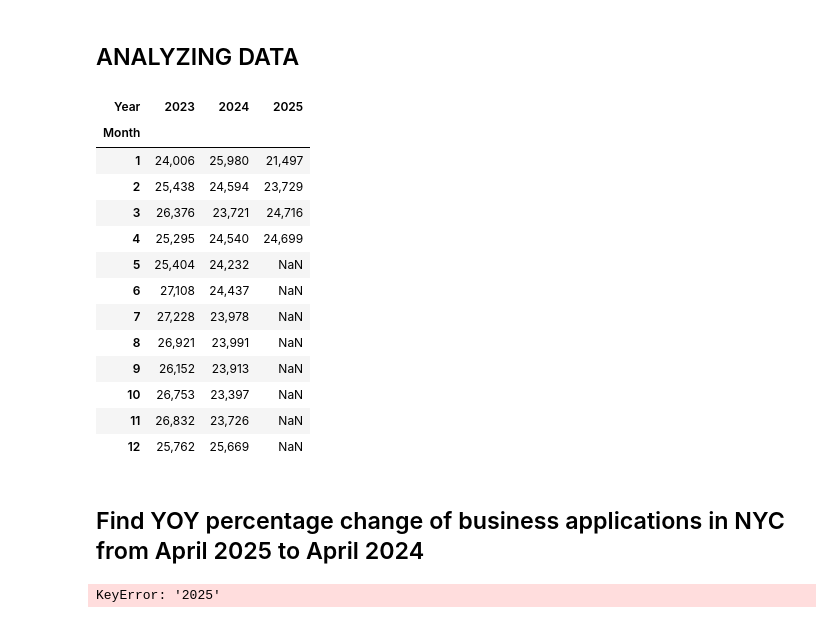
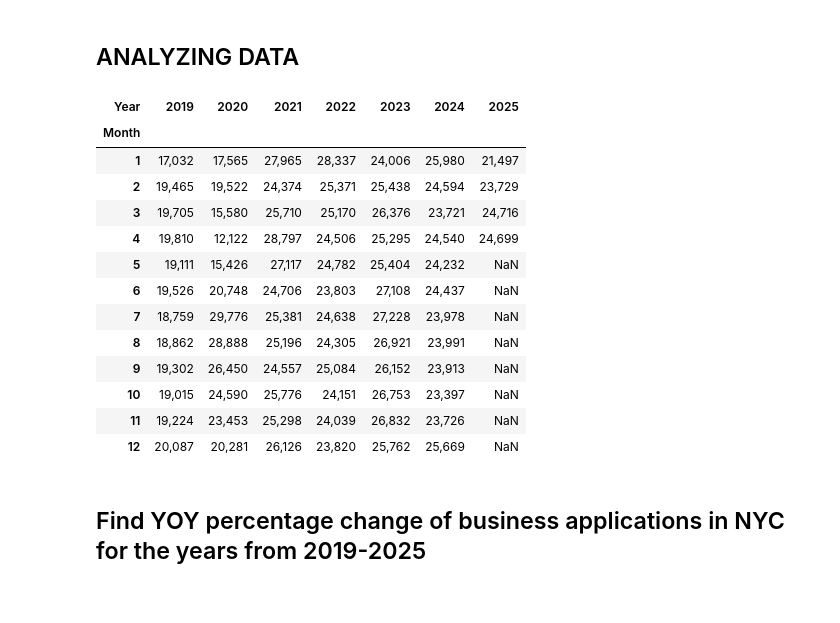
Before and after one commit to smarshak33/dataStory, a Jupyter notebook: dataStory.ipynb, the cells around one changed output. Drawn from its saved outputs; the diff is of its cells as text; code cells hidden in the pictures.

```diff
--- a/dataStory.ipynb
+++ b/dataStory.ipynb
@@ -50,7 +52,9 @@ df.describe()
 ## CLEANING DATA
 # %%
 ## one-based indexing so the data starts at 1, not 0. I used Anaconda for this because I couldn't figure out how to do it in the notes.
-business_applications = df.reset_index(drop=True).rename(index=lambda x: x + 1)
+## I actually learned that it was discouraged to reindex because it's not reproducible and confusing, so I commented it out but wanted it to be seen in my process.
+# business_applications = df.reset_index(drop=True).rename(index=lambda x: x + 1)
+business_applications = df.copy()
 business_applications
 # %% [output]
 |  | Period | Value |
@@ -96,3 +116,4 @@ business_applications['Month'] = business_applications['Period'].dt.month
 # %%
-# Pivot the data
-business_applications = business_applications.pivot(index='Month', columns='Year', values='Value')
+# Pivot the data. This took a lot of trial and error. I worked with Jesus heavily on this, we couldn't figure out why the Year/Month were in the same column. But we exported the data and learned it was just a Jupityr notebook bug and it was fine.
+pivoted_table = business_applications.pivot(index='Month', columns='Year', values='Value')
+pivoted_table
@@ -119,28 +138,27 @@ business_applications
 # %% [markdown]
 ## ANALYZING DATA
 # %%
-# I want to work specifically with YOY data for April of this year and last year.
-##I am going to create a new dataframe that holds 2023-2025 data to be safe.
-## I used anaconda for this because the iloc expression we were taught in class was not working.
+##I am going to create a new dataframe that holds 2019-2025 data to be safe, because ultimately, I want to be able to analyze the percentage change YOY to compare 2024 to 2025, as well as 2025 to pre-pandemic and post-pandemic times.
+## I used anaconda for this because the iloc expression we were taught in class was not working. Not fully sure I understand difference between iloc and loc.
 ##Data in 2025 only goes up to April.
 
-df1=business_applications.loc[:, 2023:2025]
+df1 = pivoted_table.loc[:, 2019:2025]
 df1
 # %% [output]
-| Year | 2023 | 2024 | 2025 |
-| Month |  |  |  |
-| 1 | 24,006 | 25,980 | 21,497 |
-| 2 | 25,438 | 24,594 | 23,729 |
-| 3 | 26,376 | 23,721 | 24,716 |
-| 4 | 25,295 | 24,540 | 24,699 |
-| 5 | 25,404 | 24,232 | NaN |
-| 6 | 27,108 | 24,437 | NaN |
-| 7 | 27,228 | 23,978 | NaN |
-| 8 | 26,921 | 23,991 | NaN |
-| 9 | 26,152 | 23,913 | NaN |
-| 10 | 26,753 | 23,397 | NaN |
-| 11 | 26,832 | 23,726 | NaN |
-| 12 | 25,762 | 25,669 | NaN |
+| Year | 2019 | 2020 | 2021 | 2022 | 2023 | 2024 | 2025 |
+| Month |  |  |  |  |  |  |  |
+| 1 | 17,032 | 17,565 | 27,965 | 28,337 | 24,006 | 25,980 | 21,497 |
+| 2 | 19,465 | 19,522 | 24,374 | 25,371 | 25,438 | 24,594 | 23,729 |
+| 3 | 19,705 | 15,580 | 25,710 | 25,170 | 26,376 | 23,721 | 24,716 |
+| 4 | 19,810 | 12,122 | 28,797 | 24,506 | 25,295 | 24,540 | 24,699 |
+| 5 | 19,111 | 15,426 | 27,117 | 24,782 | 25,404 | 24,232 | NaN |
+| 6 | 19,526 | 20,748 | 24,706 | 23,803 | 27,108 | 24,437 | NaN |
+| 7 | 18,759 | 29,776 | 25,381 | 24,638 | 27,228 | 23,978 | NaN |
+| 8 | 18,862 | 28,888 | 25,196 | 24,305 | 26,921 | 23,991 | NaN |
+| 9 | 19,302 | 26,450 | 24,557 | 25,084 | 26,152 | 23,913 | NaN |
+| 10 | 19,015 | 24,590 | 25,776 | 24,151 | 26,753 | 23,397 | NaN |
+| 11 | 19,224 | 23,453 | 25,298 | 24,039 | 26,832 | 23,726 | NaN |
+| 12 | 20,087 | 20,281 | 26,126 | 23,820 | 25,762 | 25,669 | NaN |
 # %% [markdown]
-## Find YOY percentage change of business applications in NYC from April 2025 to April 2024
+## Find YOY percentage change of business applications in NYC for the years from 2019-2025
 # %%
@@ -149,8 +167,13 @@ df1
 def pct_chg(old_number, new_number):
     return round((new_number - old_number) / old_number * 100,1)
 # %%
-## apply function using lambda to create new col called "yoy_pct_chg_24_25"
-# df['yoy_pct_chg_24_25'] = df['2025'].apply(lambda x: x * 2)
-df['yoy_pct_chg_24_25'] = df.apply(lambda x: x[2024] + x[2025], axis = 1)
+## create a for loop to calculate percentage change, and create an f'string for  new column called "yoy_pct_chg" of the years that are being compared
+## Jesus helped me a LOT with this. I know it's something we learn next semester. I do understand it because we learned for loops in Javascript this semester.
+
+years = [2019, 2020, 2021, 2022, 2023, 2024, 2025]
+
+for indx in range(len(years) -1):
+    old_year =years[indx]
+    next_year = years[indx + 1]
+    col_name = f'yoy_pct_chg_{old_year}_{next_year}'
+    pivoted_table[col_name] = pivoted_table.apply(lambda x: pct_chg(x[old_year], x[next_year]), axis = 1)
-# %% [output]
-KeyError: '2025'
```
Also changed, not shown: parts of 19 cells of this notebook, 3 other files.
